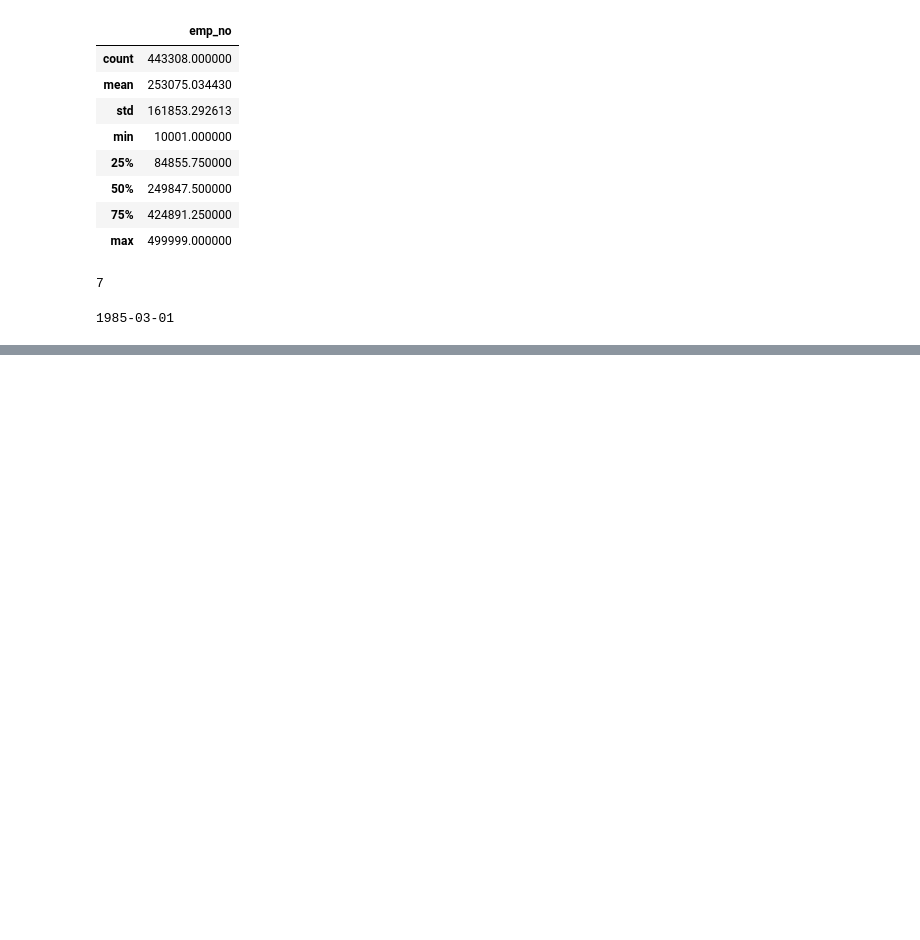
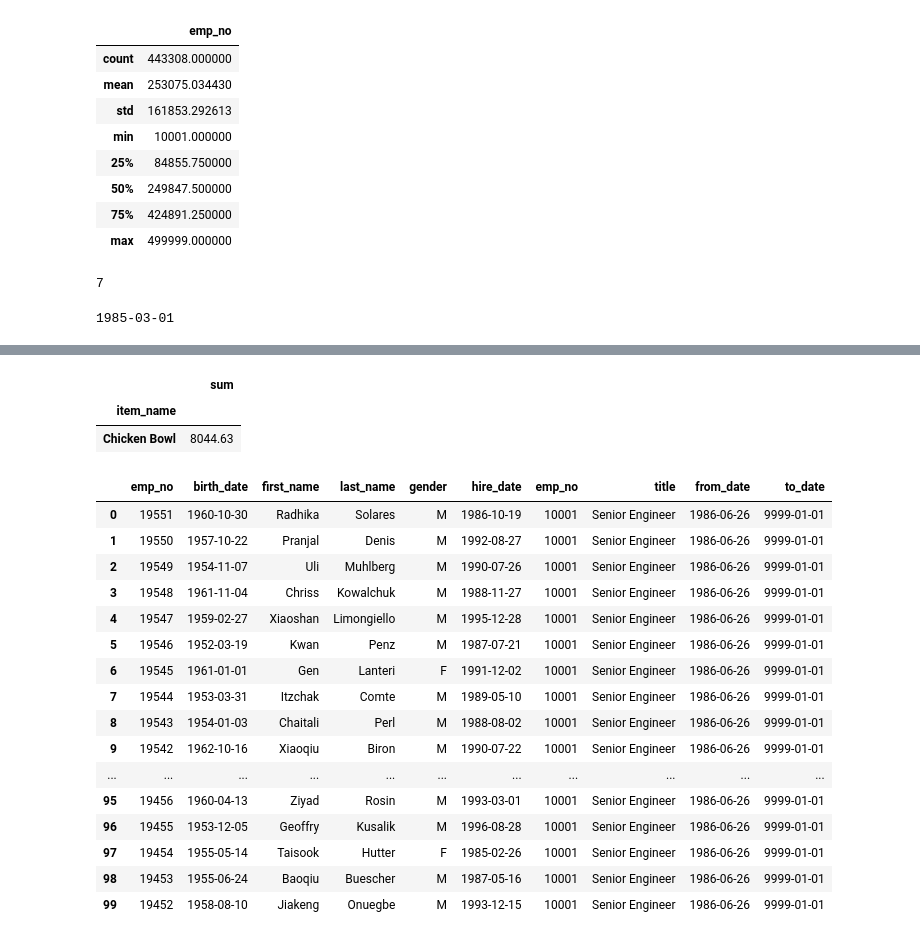
Before and after one commit to wherrickjr/numpy-pandas-visualization-exercises, a Jupyter notebook: advanced_dataframe.ipynb, the cells around one changed output, grey strips where cells are left out. Drawn from its saved outputs; the diff is of its cells as text; code cells hidden in the pictures; blank space fills up the shorter version.

```diff
--- a/advanced_dataframe.ipynb
+++ b/advanced_dataframe.ipynb
@@ -227,0 +301,7 @@ NameError: name 'info' is not defined
+# %%
+sum_of_revenue_each_item.sort_values('sum').tail(1)
+#4 Chicken Bowl is the item that produced the most
+# %% [output]
+|  | sum |
+| item_name |  |
+| Chicken Bowl | 8044.63 |
@@ -227,0 +313,20 @@ NameError: name 'info' is not defined
+# %%
+df.sort_values(['title', 'from_date'])
+# %% [output]
+|  | emp_no | birth_date | first_name | last_name | gender | hire_date | emp_no | title | from_date | to_date |
+| 0 | 19551 | 1960-10-30 | Radhika | Solares | M | 1986-10-19 | 10001 | Senior Engineer | 1986-06-26 | 9999-01-01 |
+| 1 | 19550 | 1957-10-22 | Pranjal | Denis | M | 1992-08-27 | 10001 | Senior Engineer | 1986-06-26 | 9999-01-01 |
+| 2 | 19549 | 1954-11-07 | Uli | Muhlberg | M | 1990-07-26 | 10001 | Senior Engineer | 1986-06-26 | 9999-01-01 |
+| 3 | 19548 | 1961-11-04 | Chriss | Kowalchuk | M | 1988-11-27 | 10001 | Senior Engineer | 1986-06-26 | 9999-01-01 |
+| 4 | 19547 | 1959-02-27 | Xiaoshan | Limongiello | M | 1995-12-28 | 10001 | Senior Engineer | 1986-06-26 | 9999-01-01 |
+| 5 | 19546 | 1952-03-19 | Kwan | Penz | M | 1987-07-21 | 10001 | Senior Engineer | 1986-06-26 | 9999-01-01 |
+| 6 | 19545 | 1961-01-01 | Gen | Lanteri | F | 1991-12-02 | 10001 | Senior Engineer | 1986-06-26 | 9999-01-01 |
+| 7 | 19544 | 1953-03-31 | Itzchak | Comte | M | 1989-05-10 | 10001 | Senior Engineer | 1986-06-26 | 9999-01-01 |
+| 8 | 19543 | 1954-01-03 | Chaitali | Perl | M | 1988-08-02 | 10001 | Senior Engineer | 1986-06-26 | 9999-01-01 |
+| 9 | 19542 | 1962-10-16 | Xiaoqiu | Biron | M | 1990-07-22 | 10001 | Senior Engineer | 1986-06-26 | 9999-01-01 |
+| ... | ... | ... | ... | ... | ... | ... | ... | ... | ... | ... |
+| 95 | 19456 | 1960-04-13 | Ziyad | Rosin | M | 1993-03-01 | 10001 | Senior Engineer | 1986-06-26 | 9999-01-01 |
+| 96 | 19455 | 1953-12-05 | Geoffry | Kusalik | M | 1996-08-28 | 10001 | Senior Engineer | 1986-06-26 | 9999-01-01 |
+| 97 | 19454 | 1955-05-14 | Taisook | Hutter | F | 1985-02-26 | 10001 | Senior Engineer | 1986-06-26 | 9999-01-01 |
+| 98 | 19453 | 1955-06-24 | Baoqiu | Buescher | M | 1987-05-16 | 10001 | Senior Engineer | 1986-06-26 | 9999-01-01 |
+| 99 | 19452 | 1958-08-10 | Jiakeng | Onuegbe | M | 1993-12-15 | 10001 | Senior Engineer | 1986-06-26 | 9999-01-01 |
```
Also changed, not shown: parts of 27 cells of this notebook, 1 other file.
